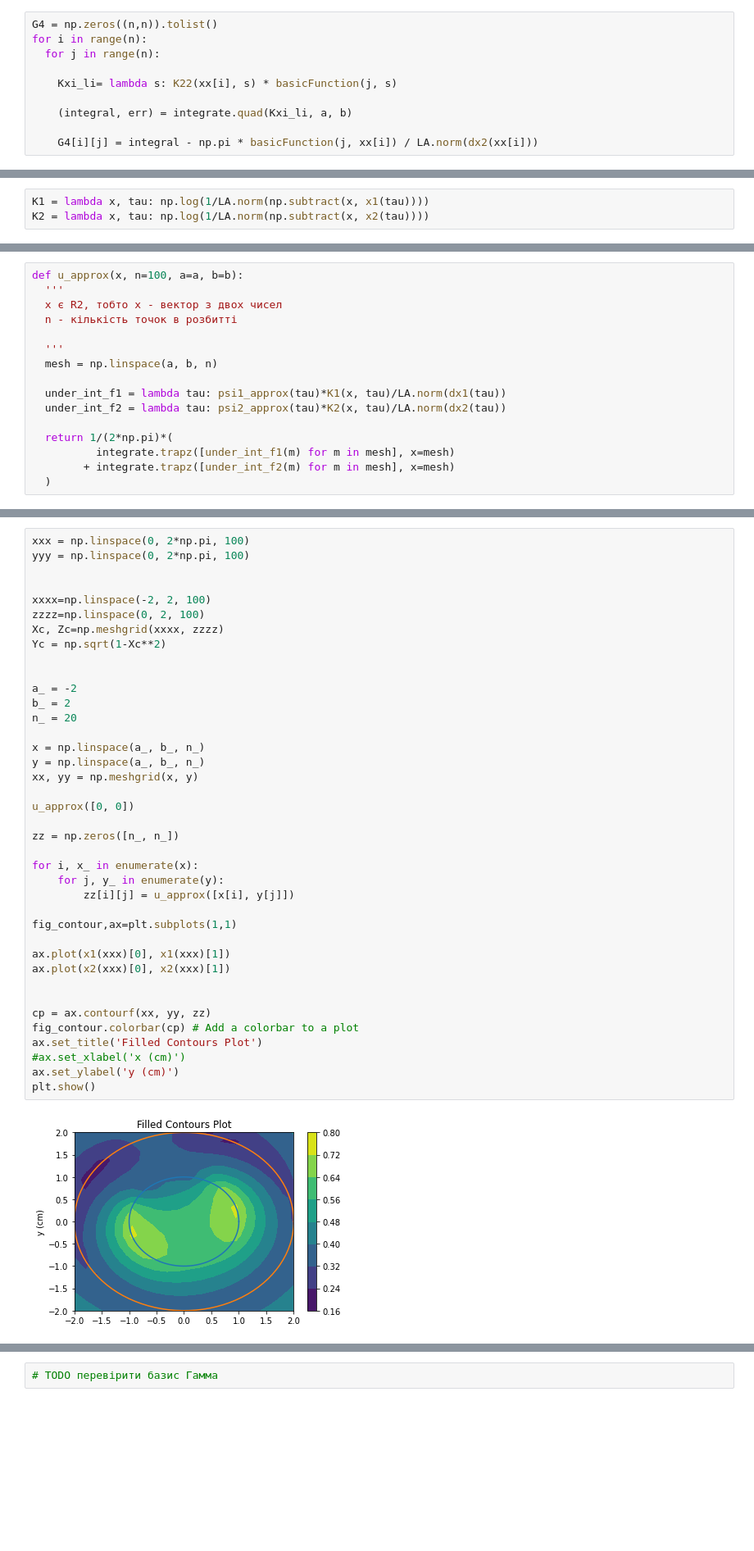
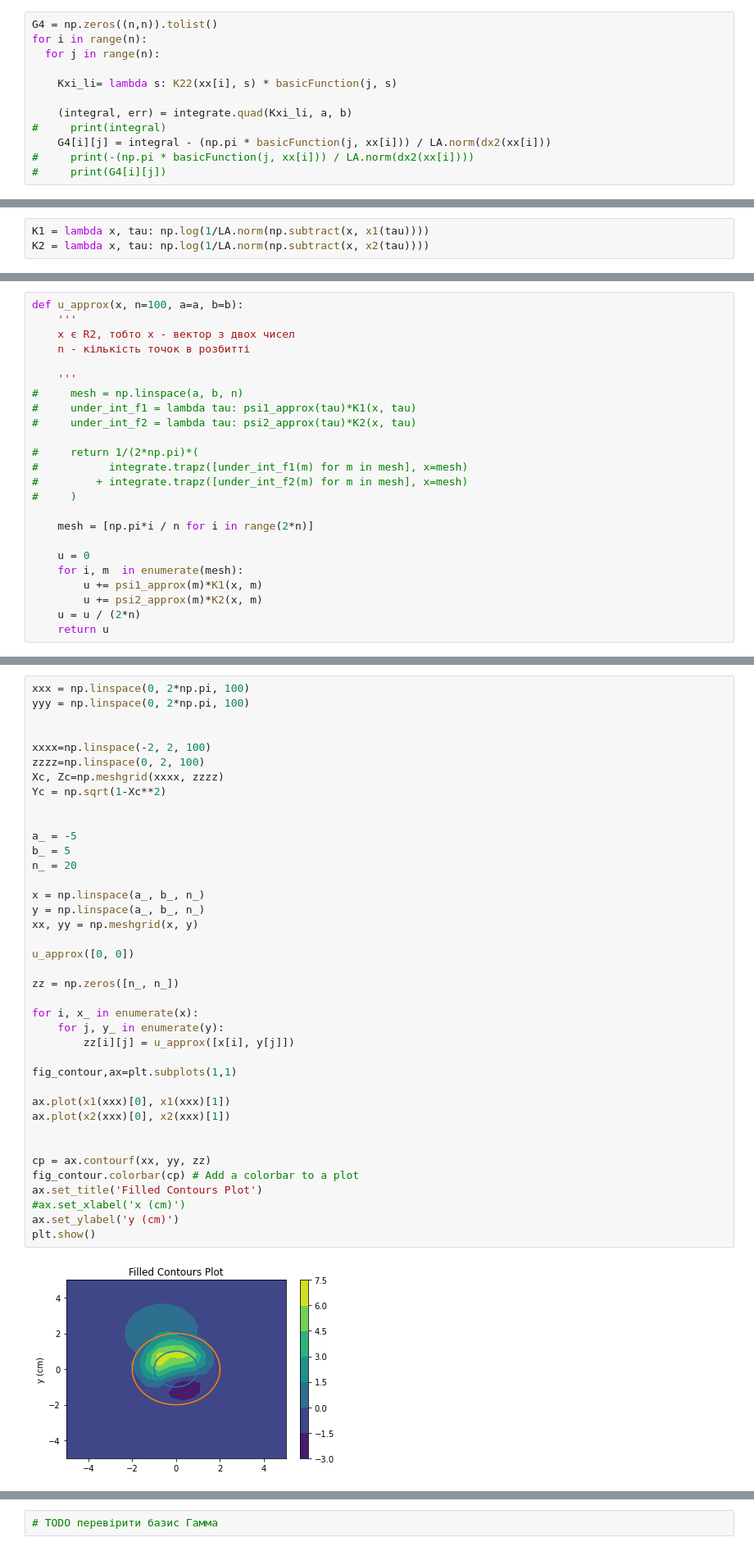
Before and after one commit to BohdanBuhrii/Linear-Integral-Equations, a Jupyter notebook: Program/Collocation.ipynb, the cells around one changed output, grey strips where cells are left out. Shown: that part at 82% size. Saved outputs shown, nothing was run; the diff lists cells and outputs as text; blank space fills up the shorter version.

```diff
--- a/Program/Collocation.ipynb
+++ b/Program/Collocation.ipynb
@@ -242,8 +253,10 @@ for i in range(n):
     Kxi_li= lambda s: K22(xx[i], s) * basicFunction(j, s)
 
     (integral, err) = integrate.quad(Kxi_li, a, b)
-
-    G4[i][j] = integral - np.pi * basicFunction(j, xx[i]) / LA.norm(dx2(xx[i]))
+#     print(integral)
+    G4[i][j] = integral - (np.pi * basicFunction(j, xx[i])) / LA.norm(dx2(xx[i]))
+#     print(-(np.pi * basicFunction(j, xx[i])) / LA.norm(dx2(xx[i])))
+#     print(G4[i][j])
 # %%
 A = np.concatenate((np.concatenate((G1, G2), axis=1),
                     np.concatenate((G3, G4), axis=1)), axis=0)
@@ -304,16 +381,24 @@ def u_approx_broken(x):
 # %%
 def u_approx(x, n=100, a=a, b=b):
-  '''
-  x є R2, тобто х - вектор з двох чисел
-  n - кількість точок в розбитті
+    '''
+    x є R2, тобто х - вектор з двох чисел
+    n - кількість точок в розбитті
 
-  '''
-  mesh = np.linspace(a, b, n)
+    '''
+#     mesh = np.linspace(a, b, n)
+#     under_int_f1 = lambda tau: psi1_approx(tau)*K1(x, tau)
+#     under_int_f2 = lambda tau: psi2_approx(tau)*K2(x, tau)
 
-  under_int_f1 = lambda tau: psi1_approx(tau)*K1(x, tau)/LA.norm(dx1(tau))
-  under_int_f2 = lambda tau: psi2_approx(tau)*K2(x, tau)/LA.norm(dx2(tau))
+#     return 1/(2*np.pi)*(
+#           integrate.trapz([under_int_f1(m) for m in mesh], x=mesh)
+#         + integrate.trapz([under_int_f2(m) for m in mesh], x=mesh)
+#     )
 
-  return 1/(2*np.pi)*(
-          integrate.trapz([under_int_f1(m) for m in mesh], x=mesh)
-        + integrate.trapz([under_int_f2(m) for m in mesh], x=mesh)
-  )
+    mesh = [np.pi*i / n for i in range(2*n)]
+
+    u = 0
+    for i, m  in enumerate(mesh):
+        u += psi1_approx(m)*K1(x, m)
+        u += psi2_approx(m)*K2(x, m)
+    u = u / (2*n)
+    return u
@@ -350,36 +439,36 @@ Xc, Zc=np.meshgrid(xxxx, zzzz)
 Yc = np.sqrt(1-Xc**2)
 
 
-a_ = -2
-b_ = 2
+a_ = -5
+b_ = 5
 n_ = 20
 
 x = np.linspace(a_, b_, n_)
 y = np.linspace(a_, b_, n_)
 xx, yy = np.meshgrid(x, y)
 
 u_approx([0, 0])
 
 zz = np.zeros([n_, n_])
 
 for i, x_ in enumerate(x):
     for j, y_ in enumerate(y):
         zz[i][j] = u_approx([x[i], y[j]])
 
 fig_contour,ax=plt.subplots(1,1)
 
 ax.plot(x1(xxx)[0], x1(xxx)[1])
 ax.plot(x2(xxx)[0], x2(xxx)[1])
 
 
 cp = ax.contourf(xx, yy, zz)
 fig_contour.colorbar(cp) # Add a colorbar to a plot
 ax.set_title('Filled Contours Plot')
 #ax.set_xlabel('x (cm)')
 ax.set_ylabel('y (cm)')
 plt.show()
 # %% [output]
-[figure, old version]
+[figure, new version]
 # %%
 %matplotlib notebook
 
```
Also changed, not shown: parts of 14 cells of this notebook.
